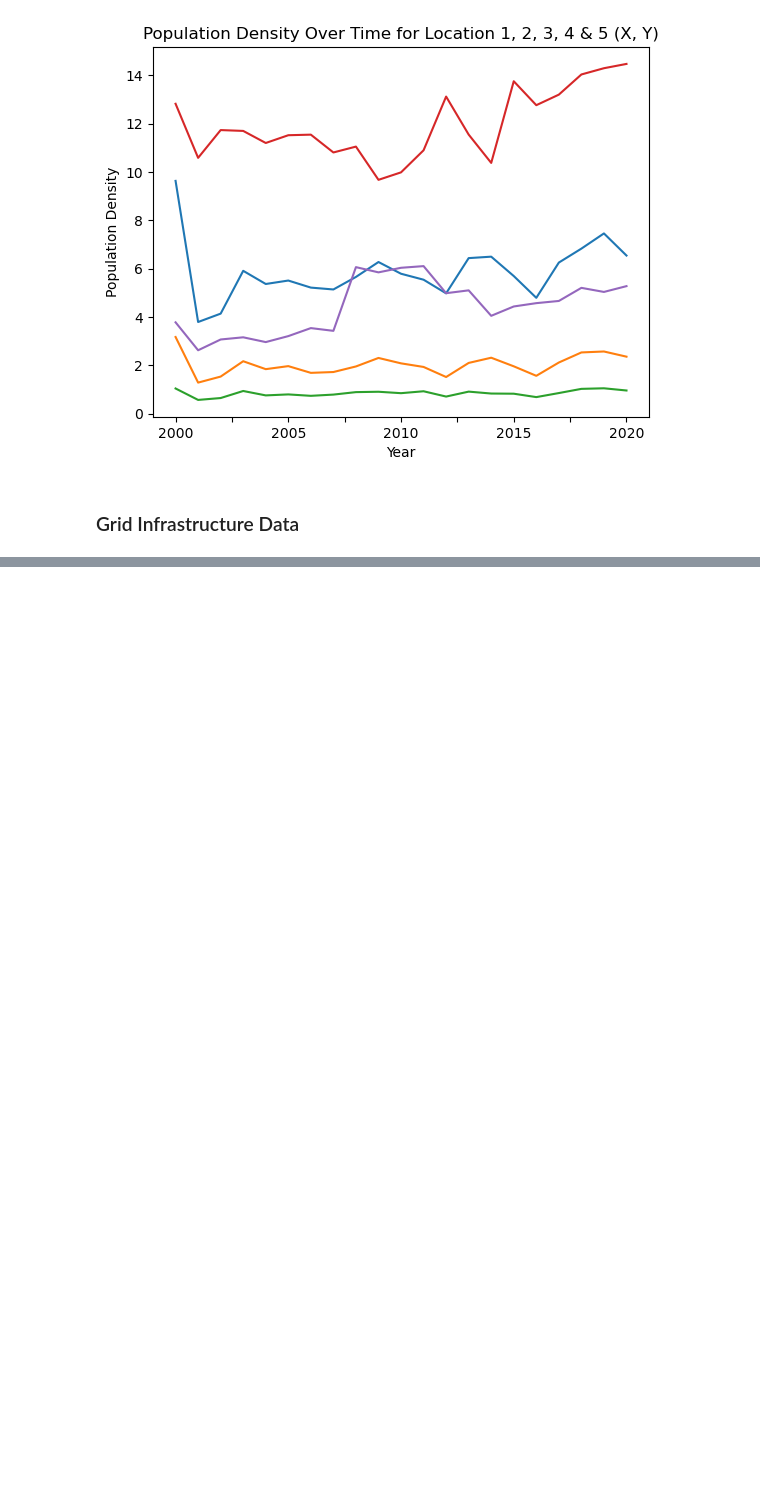
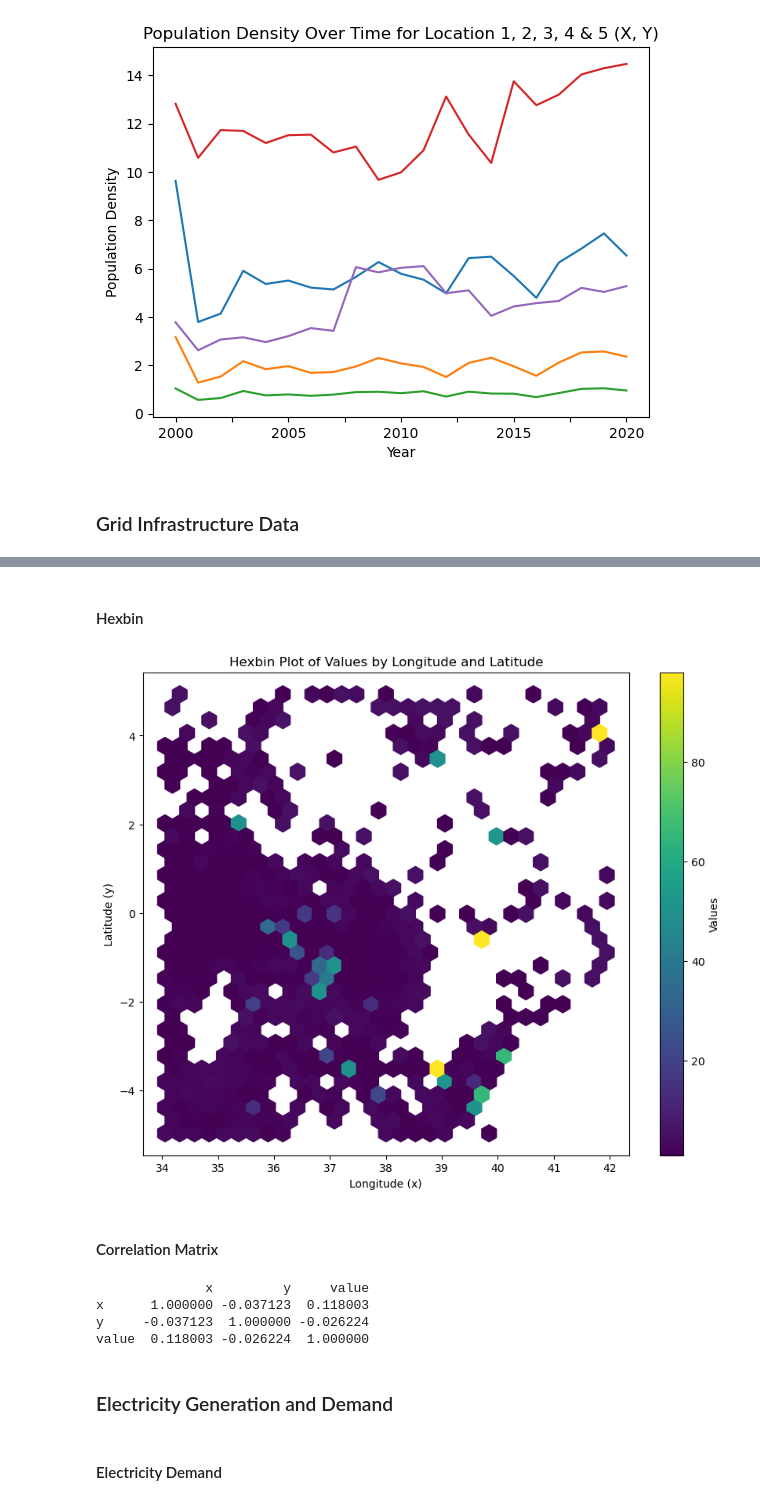
Before and after one commit to DavidGathimbaM/Energy-Access-and-Electrification-planning, a Jupyter notebook: group_workbook/David.ipynb, the cells around one changed output, grey strips where cells are left out. Saved outputs shown, nothing was run; the diff lists cells and outputs as text; code cells hidden in the pictures; blank space fills up the shorter version.

```diff
--- a/group_workbook/David.ipynb
+++ b/group_workbook/David.ipynb
@@ -282,0 +416,27 @@ pip install rasterio
+# %% [markdown]
+#### Hexbin
+# %%
+plt.figure(figsize=(10, 8))
+plt.hexbin(kenya_data['x'], kenya_data['y'], C=kenya_data['value'], gridsize=30, cmap='viridis')
+plt.colorbar(label='Values')
+plt.xlabel('Longitude (x)')
+plt.ylabel('Latitude (y)')
+plt.title('Hexbin Plot of Values by Longitude and Latitude')
+plt.show()
+# %% [output]
+[figure, added]
+# %% [markdown]
+#### Correlation Matrix
+# %%
+# Correlation matrix
+correlation_matrix = kenya_data[['x', 'y', 'value']].corr()
+print(correlation_matrix)
+# %% [output]
+              x         y     value
+x      1.000000 -0.037123  0.118003
+y     -0.037123  1.000000 -0.026224
+value  0.118003 -0.026224  1.000000
+# %% [markdown]
+### Electricity Generation and Demand
+# %% [markdown]
+#### Electricity Demand
```
Also changed, not shown: parts of 36 cells of this notebook, 1 other file.
